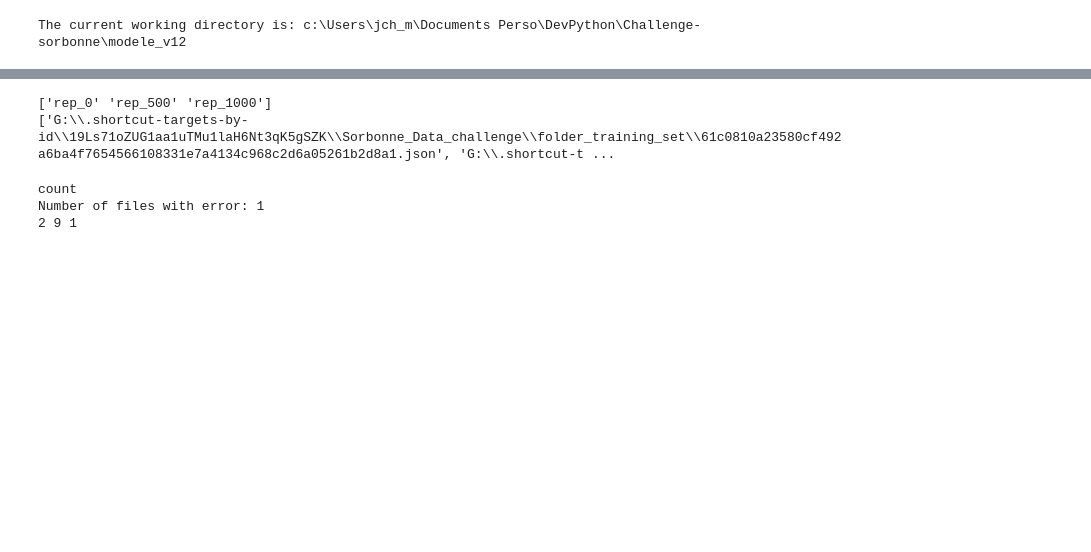
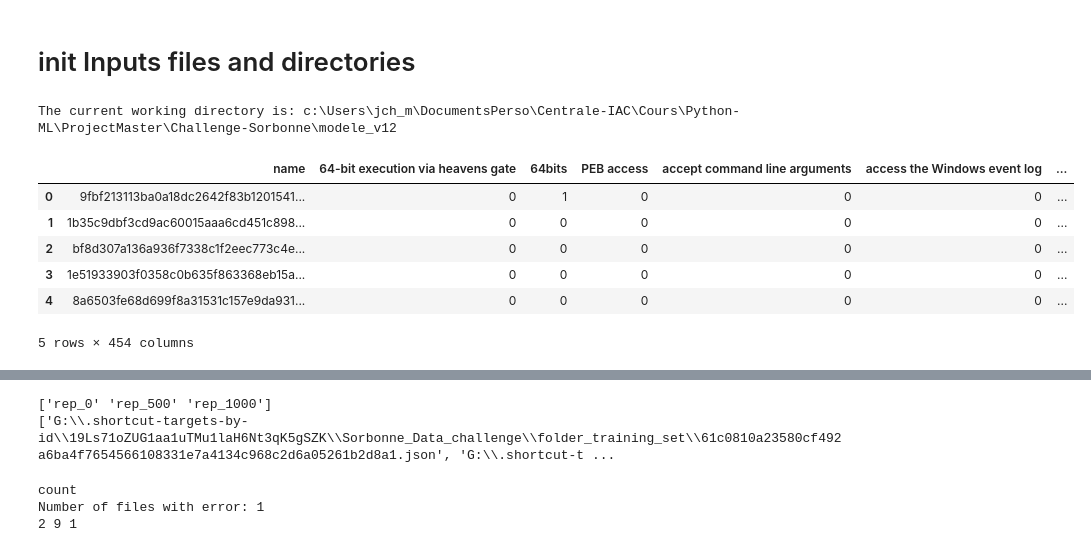
Before and after one commit to JCM-Sid/Challenge-sorbonne, a Jupyter notebook: modele_v12/Model_GAT_classification_v12.ipynb, the cells around one changed output, grey strips where cells are left out. Cells and saved outputs as stored; diff of their text form; code cells hidden in the pictures; blank space fills up the shorter version.

```diff
--- a/modele_v12/Model_GAT_classification_v12.ipynb
+++ b/modele_v12/Model_GAT_classification_v12.ipynb
@@ -55,6 +55,8 @@ The current working directory is: c:\Users\jch_m\Documents Perso\DevPython\Chall
 if 'COLAB_RELEASE_TAG' in os.environ:
     from google.colab import drive
     drive.mount('/content/drive',force_remount=True)
+# %% [markdown]
+# init Inputs files and directories
 # %%
 current_directory = os.getcwd()
 print(f"The current working directory is: {current_directory}")
@@ -73,49 +75,55 @@ if current_directory == '/content': # Google Colab
     #test_init_file =        '/content/drive/MyDrive/Colab Notebooks/Sorbonne-Challenge/test_set_to_predict.csv'
     #filename_test_results = '/content/drive/MyDrive/Colab Notebooks/Sorbonne-Challenge/test_prediction.csv'
 
-elif current_directory == r"c:\Users\jch_m\DocumentsPerso\Centrale-IAC\Cours\Python-ML\ProjectMaster\Challenge-Sorbonne": #PC1
+elif current_directory == r"c:\Users\jch_m\DocumentsPerso\Centrale-IAC\Cours\Python-ML\ProjectMaster\Challenge-Sorbonne\modele_v12": #PC1
     split_char = '\\'
     training_path_dir =   r"D:\ChallengeDST\folder_training_set"
     #training_path_dir =   r"..\..\Data\ChallengeSorbonne\training_s"
     filename_trained = r"..\Pred_test_v12_500_2803\list_hash_trained.csv"
-    file_split_training = r'..\Pred_test_v12_500_2803\split_training-pc.csv'
+    file_split_training = r'..\Pred_test_v12_500_2803\split_training-pc-v12.csv'
 
     model_save_file =  r'..\Pred_test_v12_500_2803\model_sorbonne_weights.pth'
     train_meta_data =  r'..\training_set_metadata.csv'
 
     test_path_dir =   r"D:\ChallengeDST\folder_test_set\folder_test_set"
     #test_path_dir = r"..\..\Data\ChallengeSorbonne\training"
     #test_path_dir = r"G:\Mon Drive\Colab Notebooks\Sorbonne-Challenge"
     test_init_file = r"..\test_set_to_predict.csv"
     filename_test_results = r"..\Pred_test_v12_500_2803\test_prediction.csv"
     filename_test_res_partiels = r'..\Pred_test_v12_500_2803\test_prediction_part.csv'
 
 elif current_directory == r"c:\Users\jch_m\Documents Perso\DevPython\Challenge-sorbonne\modele_v12": #PC2
     split_char = '\\'
     training_path_dir =   r"G:\Mon Drive\Colab Notebooks\Sorbonne-Challenge\folder_training_set"
     #training_path_dir =   r"..\..\Data\ChallengeSorbonne\training_s"
     filename_trained = r"..\Pred_test_v12_500_2803\list_hash_trained.csv"
     file_split_training = r'..\Pred_test_v12_500_2803\split_training-pc-v12.csv'
     model_save_file =  r'..\Pred_test_v12_500_2803\model_sorbonne_weights.pth'
     train_meta_data =  r'..\training_set_metadata.csv'
 
     test_path_dir = r"G:\Mon Drive\Colab Notebooks\Sorbonne-Challenge\folder_test_set"
     test_init_file = r"..\test_set_to_predict.csv"
     filename_test_results = r"..\Pred_test_v12_500_2803\test_prediction.csv"
     filename_test_res_partiels = r'..\Pred_test_v12_500_2803\test_prediction_part.csv'
     #filename_test_res_partiels = r'C:\Users\jch_m\OneDrive\test_prediction_part.csv'
 
 else:
     print("**** ERROR: init files names and directories not done - root directory and environment not identified")
 
-# read CSV input and save in df
+# read meta data CSV input and save in df
+random_seed = 42
 df_meta_train = pd.read_csv(train_meta_data, sep=";")
+files_meta_list = set(df_meta_train['name'].astype(str))
 df_meta_train.head()
-files_meta_list = set(df_meta_train['name'].astype(str))
-
-random_seed = 42
 # %% [output]
-The current working directory is: c:\Users\jch_m\Documents Perso\DevPython\Challenge-sorbonne\modele_v12
+The current working directory is: c:\Users\jch_m\DocumentsPerso\Centrale-IAC\Cours\Python-ML\ProjectMaster\Challenge-Sorbonne\modele_v12
+|  | name | 64-bit execution via heavens gate | 64bits | PEB access | accept command line arguments | access the Windows event log | ... |
+| 0 | 9fbf213113ba0a18dc2642f83b1201541... | 0 | 1 | 0 | 0 | 0 | ... |
+| 1 | 1b35c9dbf3cd9ac60015aaa6cd451c898... | 0 | 0 | 0 | 0 | 0 | ... |
+| 2 | bf8d307a136a936f7338c1f2eec773c4e... | 0 | 0 | 0 | 0 | 0 | ... |
+| 3 | 1e51933903f0358c0b635f863368eb15a... | 0 | 0 | 0 | 0 | 0 | ... |
+| 4 | 8a6503fe68d699f8a31531c157e9da931... | 0 | 0 | 0 | 0 | 0 | ... |
+5 rows × 454 columns
 # %%
 print(filename_trained)
 df_files_trained = pd.read_csv(filename_trained, sep=",")
```
Also changed, not shown: parts of 5 cells of this notebook.
